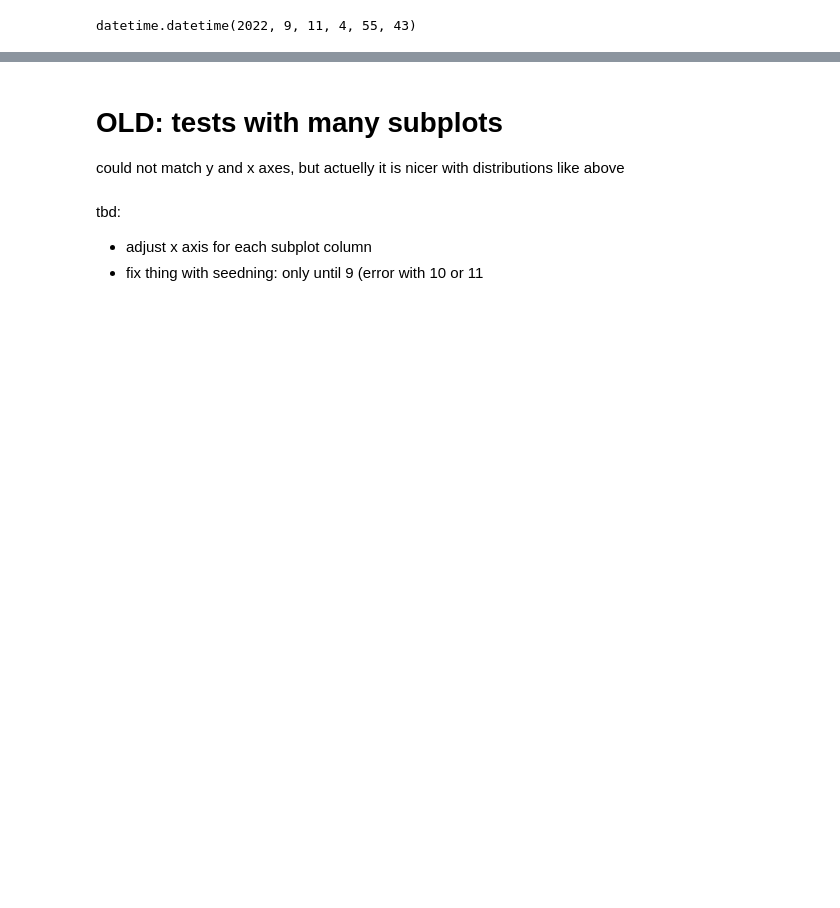
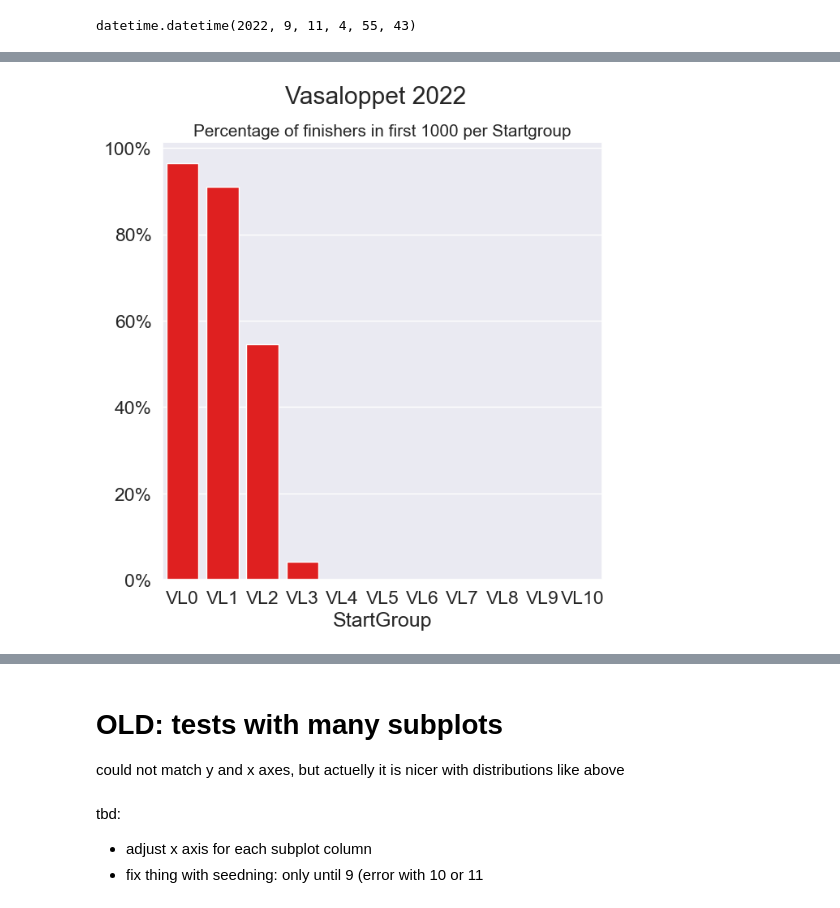
Before and after one commit to JonasWflr/vasaloppet, a Jupyter notebook: 03_analysis 2022.ipynb, the cells around one changed output, grey strips where cells are left out. Cells and saved outputs as stored; diff of their text form; code cells hidden in the pictures; blank space fills up the shorter version.

```diff
--- a/03_analysis 2022.ipynb
+++ b/03_analysis 2022.ipynb
@@ -594,0 +682,4 @@ datetime.datetime(2022, 9, 11, 4, 55, 43)
+# %%
+plot_first_n(1000,1)
+# %% [output]
+[figure, added]
```
Also changed, not shown: parts of 45 cells of this notebook.
